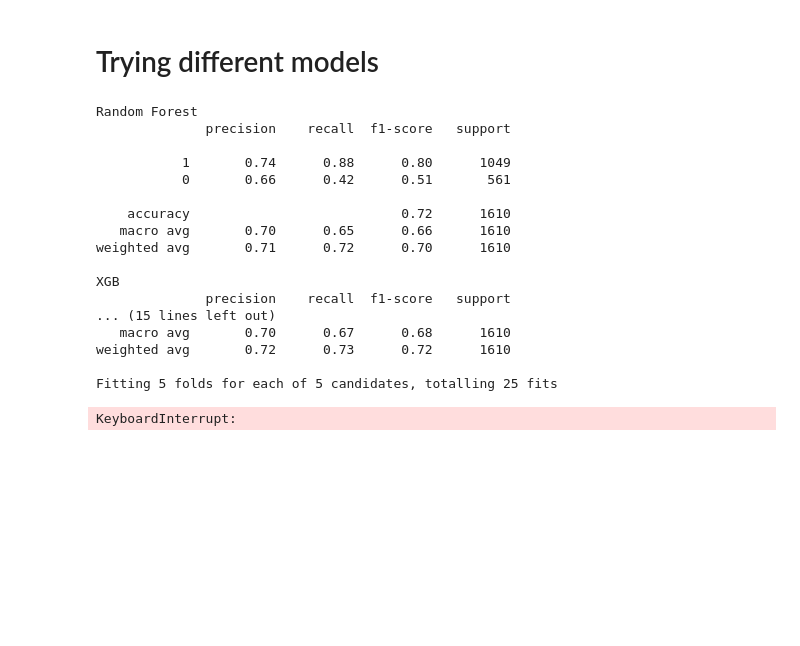
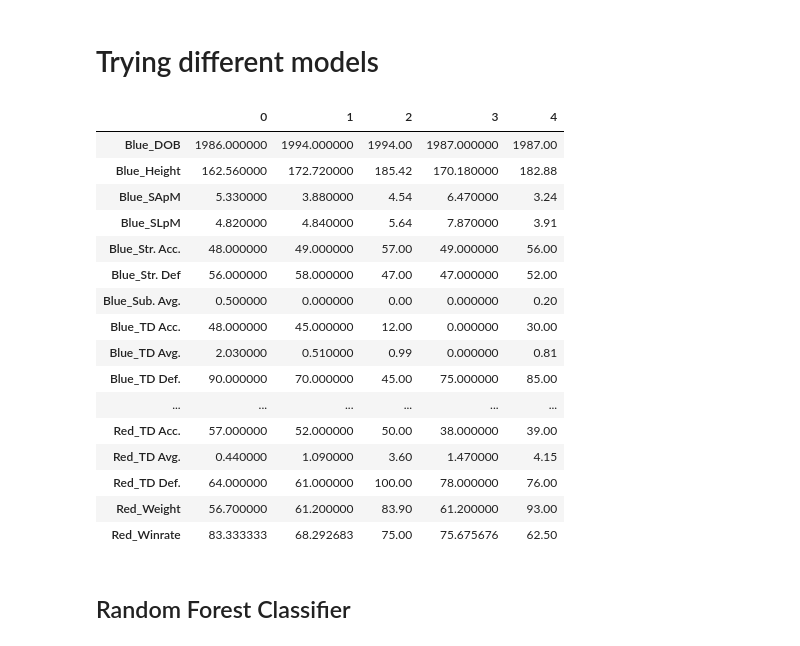
Before and after one commit to isaevrom/UFC-model, a Jupyter notebook: src/modeling/prediction.ipynb, the cells around one changed output. Cells and saved outputs as stored; diff of their text form; code cells hidden in the pictures; blank space fills up the shorter version.

```diff
--- a/src/modeling/prediction.ipynb
+++ b/src/modeling/prediction.ipynb
@@ -123,4 +139,24 @@ from sklearn.model_selection import train_test_split
 from sklearn.metrics import confusion_matrix, ConfusionMatrixDisplay, classification_report
 from sklearn.metrics import f1_score
 from sklearn.metrics import roc_curve, roc_auc_score
+# %%
+X_D.head(5).transpose()
+# %% [output]
+|  | 0 | 1 | 2 | 3 | 4 |
+| Blue_DOB | 1986.000000 | 1994.000000 | 1994.00 | 1987.000000 | 1987.00 |
+| Blue_Height | 162.560000 | 172.720000 | 185.42 | 170.180000 | 182.88 |
+| Blue_SApM | 5.330000 | 3.880000 | 4.54 | 6.470000 | 3.24 |
+| Blue_SLpM | 4.820000 | 4.840000 | 5.64 | 7.870000 | 3.91 |
+| Blue_Str. Acc. | 48.000000 | 49.000000 | 57.00 | 49.000000 | 56.00 |
+| Blue_Str. Def | 56.000000 | 58.000000 | 47.00 | 47.000000 | 52.00 |
+| Blue_Sub. Avg. | 0.500000 | 0.000000 | 0.00 | 0.000000 | 0.20 |
+| Blue_TD Acc. | 48.000000 | 45.000000 | 12.00 | 0.000000 | 30.00 |
+| Blue_TD Avg. | 2.030000 | 0.510000 | 0.99 | 0.000000 | 0.81 |
+| Blue_TD Def. | 90.000000 | 70.000000 | 45.00 | 75.000000 | 85.00 |
+| ... | ... | ... | ... | ... | ... |
+| Red_TD Acc. | 57.000000 | 52.000000 | 50.00 | 38.000000 | 39.00 |
+| Red_TD Avg. | 0.440000 | 1.090000 | 3.60 | 1.470000 | 4.15 |
+| Red_TD Def. | 64.000000 | 61.000000 | 100.00 | 78.000000 | 76.00 |
+| Red_Weight | 56.700000 | 61.200000 | 83.90 | 61.200000 | 93.00 |
+| Red_Winrate | 83.333333 | 68.292683 | 75.00 | 75.675676 | 62.50 |
 # %%
@@ -149,24 +174,2 @@ lrc  = LogisticRegression(random_state=42, max_iter=5000)
-# %%
-train_predict("Random Forest", rfc,  X_train, X_test, y_train, y_test)
-train_predict("XGB", xgbc, X_train, X_test, y_train, y_test)
-train_predict("Linear Regression", lrc,  X_train, X_test, y_train, y_test)
-train_predict("RSXGB", random_search,  X_train, X_test, y_train, y_test)
-# %% [output]
-Random Forest
-              precision    recall  f1-score   support
-
-           1       0.74      0.88      0.80      1049
-           0       0.66      0.42      0.51       561
-
-    accuracy                           0.72      1610
-   macro avg       0.70      0.65      0.66      1610
-weighted avg       0.71      0.72      0.70      1610
-
-XGB
-              precision    recall  f1-score   support
-... (15 lines left out)
-   macro avg       0.70      0.67      0.68      1610
-weighted avg       0.72      0.73      0.72      1610
-
-Fitting 5 folds for each of 5 candidates, totalling 25 fits
-KeyboardInterrupt:
+# %% [markdown]
+## Random Forest Classifier
```
Also changed, not shown: parts of 38 cells of this notebook.
